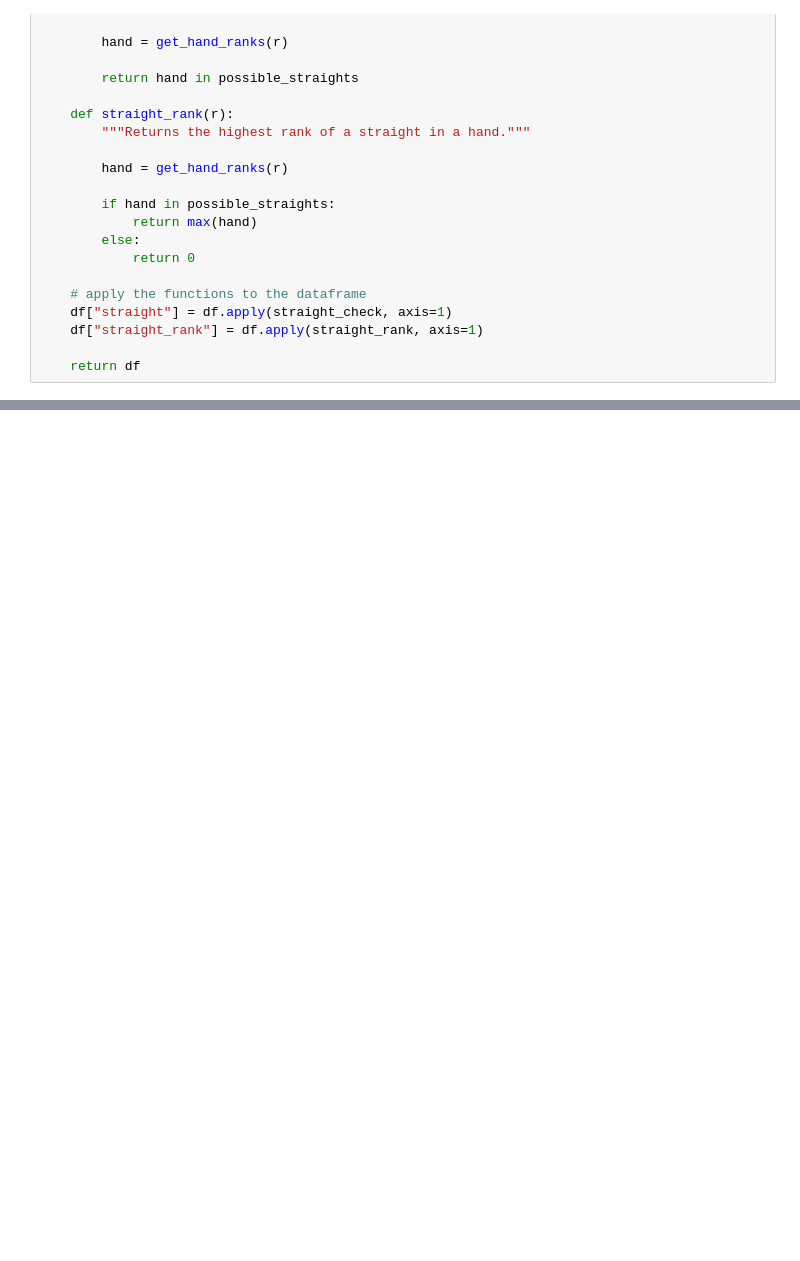
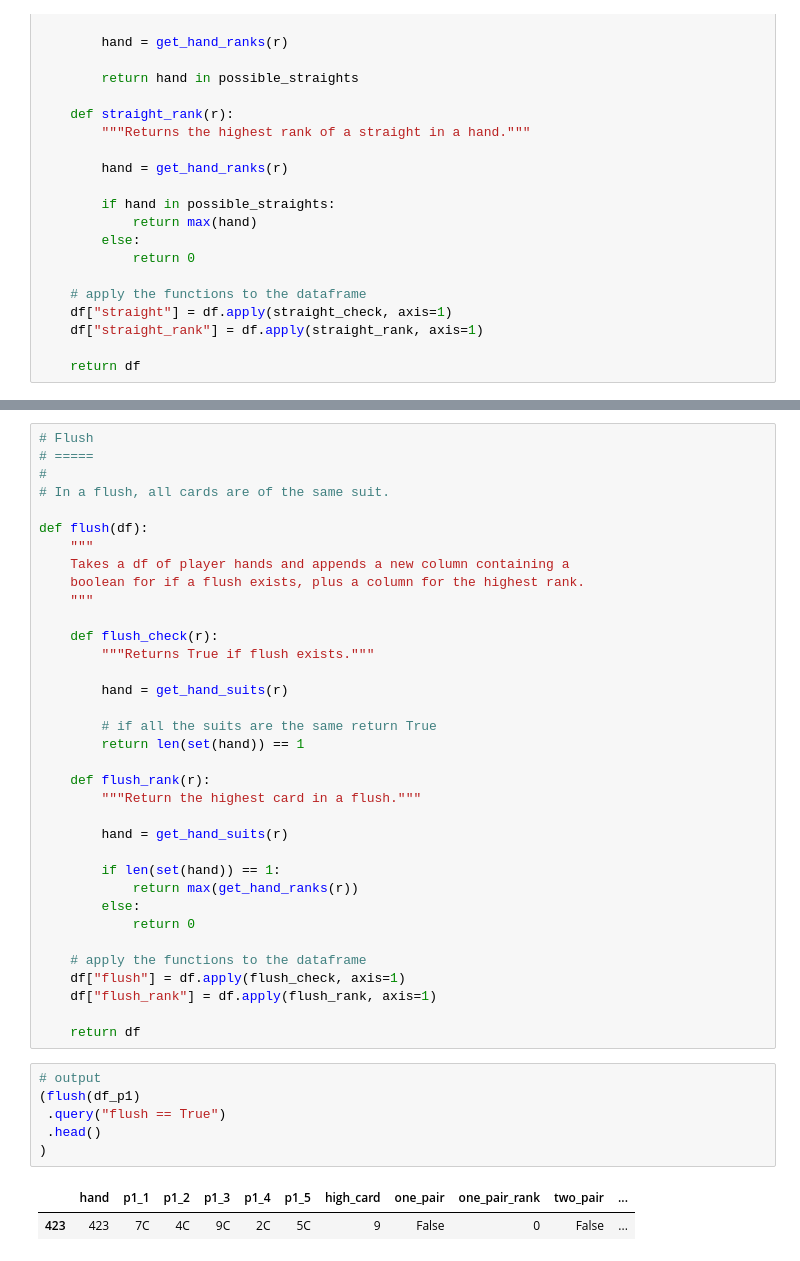
Before and after one commit to null-circle/Portfolio, a Jupyter notebook: Royal Flush/Royal Flush.ipynb, the cells around one changed output, grey strips where cells are left out. Drawn from its saved outputs; the diff is of its cells as text; blank space fills up the shorter version.

```diff
--- a/Royal Flush/Royal Flush.ipynb
+++ b/Royal Flush/Royal Flush.ipynb
@@ -595,0 +596,44 @@ def straight(df):
+# %%
+# Flush
+# =====
+#
+# In a flush, all cards are of the same suit.
+
+def flush(df):
+    """
+    Takes a df of player hands and appends a new column containing a
+    boolean for if a flush exists, plus a column for the highest rank.
+    """
+
+    def flush_check(r):
+        """Returns True if flush exists."""
+
+        hand = get_hand_suits(r)
+
+        # if all the suits are the same return True
+        return len(set(hand)) == 1
+
+    def flush_rank(r):
+        """Return the highest card in a flush."""
+
+        hand = get_hand_suits(r)
+
+        if len(set(hand)) == 1:
+            return max(get_hand_ranks(r))
+        else:
+            return 0
+
+    # apply the functions to the dataframe
+    df["flush"] = df.apply(flush_check, axis=1)
+    df["flush_rank"] = df.apply(flush_rank, axis=1)
+
+    return df
+# %%
+# output
+(flush(df_p1)
+ .query("flush == True")
+ .head()
+)
+# %% [output]
+|  | hand | p1_1 | p1_2 | p1_3 | p1_4 | p1_5 | high_card | one_pair | one_pair_rank | two_pair | ... |
+| 423 | 423 | 7C | 4C | 9C | 2C | 5C | 9 | False | 0 | False | ... |
```
Also changed, not shown: parts of 3 cells of this notebook.
